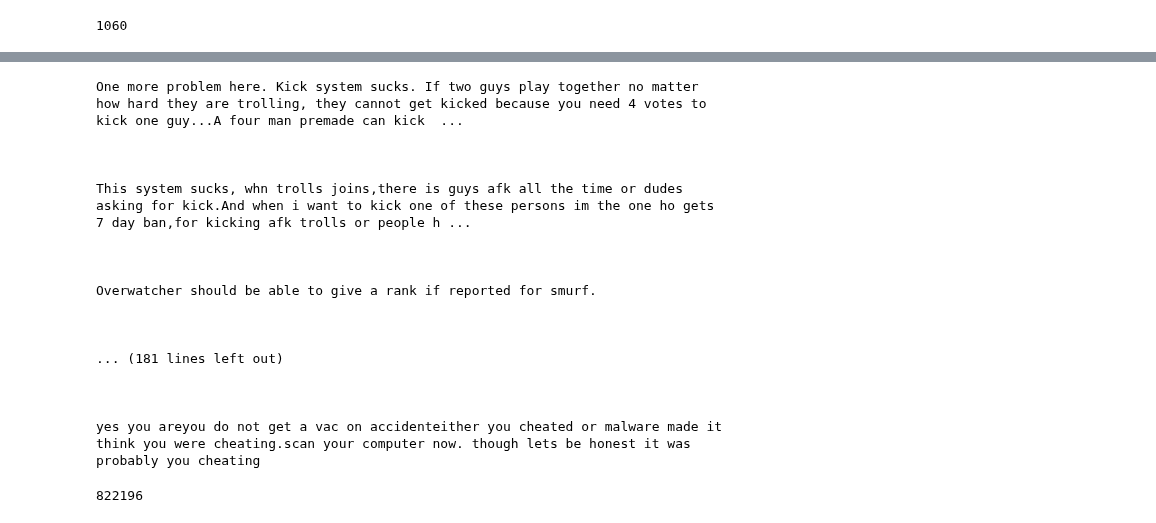
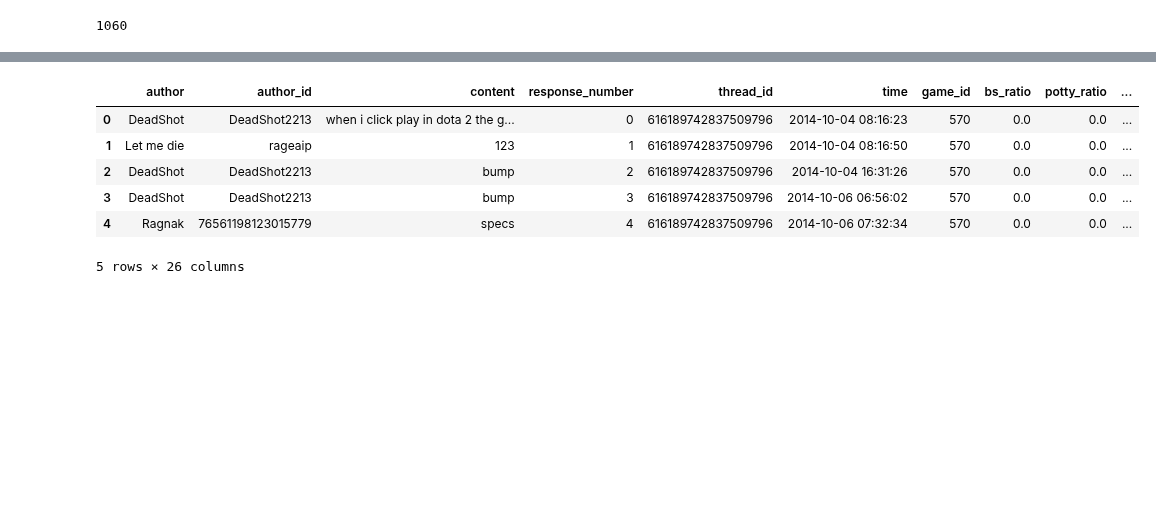
Before and after one commit to johink/Ambient, a Jupyter notebook: EDA+Modeling.ipynb, the cells around one changed output, grey strips where cells are left out. Saved outputs shown, nothing was run; the diff lists cells and outputs as text; code cells hidden in the pictures; blank space fills up the shorter version.

```diff
--- a/EDA.ipynb
+++ b/EDA+Modeling.ipynb
@@ -383,25 +353,48 @@ posts_transformed[1].sort_values('simscore', ascending = False).head(50)
-# %%
-for post in posts_transformed[1].sort_values('simscore', ascending = False).content.head(50):
-    print(post+"\n\n\n")
-# %% [output]
-One more problem here. Kick system sucks. If two guys play together no matter how hard they are trolling, they cannot get kicked because you need 4 votes to kick one guy...A four man premade can kick  ...
-
-
-
-This system sucks, whn trolls joins,there is guys afk all the time or dudes asking for kick.And when i want to kick one of these persons im the one ho gets 7 day ban,for kicking afk trolls or people h ...
-
-
-
-Overwatcher should be able to give a rank if reported for smurf.
-
-
-
-... (181 lines left out)
-
-
-
-yes you areyou do not get a vac on accidenteither you cheated or malware made it think you were cheating.scan your computer now. though lets be honest it was probably you cheating
-# %%
-len(df)
-# %% [output]
-822196
+# %%
+import string
+punct_set = set(string.punctuation)
+
+def count_caps(posting):
+    return sum([letter.isupper() for letter in posting])
+
+def count_punct(posting):
+    return len([letter for letter in posting if letter in punct_set])
+
+def get_title_caps_ratio(title):
+    words = title.split()
+    if words:
+        return count_caps(title) / len(words)
+    else:
+        return 0
+
+df = pd.concat(posts_transformed, axis = 0)
+df['useful'] = (df.simscore > .1).astype(int)
+
+df = pd.merge(df, thread_df[['thread_id', 'title']], on = 'thread_id')
+
+df['dow'] = df.time.dt.dayofweek
+df['mon'] = df.time.dt.month
+df['OP'] = (df.response_number == 0).astype(int)
+df['content_length'] = df.content.str.len()
+df['content_length_std'] = (df.content_length - df.content_length.mean()) / df.content_length.std()
+df['year'] = df.time.dt.year
+df['hour'] = df.time.dt.hour
+df['day'] = df.time.dt.day
+df['off_peak'] = None
+df['game_id_str'] = df.game_id.astype(str)
+df['num_caps'] = df.apply(lambda x: count_caps(x.content), axis = 1)
+df['num_punct'] = df.apply(lambda x: count_punct(x.content), axis = 1)
+df['title_caps_ratio'] = df.apply(lambda x: get_title_caps_ratio(x.title), axis = 1)
+df['title_length'] = df.title.str.len()
+df.loc[(df.hour >= 14) | (df.hour < 5), 'off_peak'] = 0
+df.loc[(df.hour >= 5) & (df.hour < 14), 'off_peak'] = 1
+# %%
+df.head()
+# %% [output]
+|  | author | author_id | content | response_number | thread_id | time | game_id | bs_ratio | potty_ratio | ... |
+| 0 | DeadShot | DeadShot2213 | when i click play in dota 2 the g... | 0 | 616189742837509796 | 2014-10-04 08:16:23 | 570 | 0.0 | 0.0 | ... |
+| 1 | Let me die | rageaip | 123 | 1 | 616189742837509796 | 2014-10-04 08:16:50 | 570 | 0.0 | 0.0 | ... |
+| 2 | DeadShot | DeadShot2213 | bump | 2 | 616189742837509796 | 2014-10-04 16:31:26 | 570 | 0.0 | 0.0 | ... |
+| 3 | DeadShot | DeadShot2213 | bump | 3 | 616189742837509796 | 2014-10-06 06:56:02 | 570 | 0.0 | 0.0 | ... |
+| 4 | Ragnak | 76561198123015779 | specs | 4 | 616189742837509796 | 2014-10-06 07:32:34 | 570 | 0.0 | 0.0 | ... |
+5 rows × 26 columns
```
Also changed, not shown: parts of 12 cells of this notebook, 1 other file.
